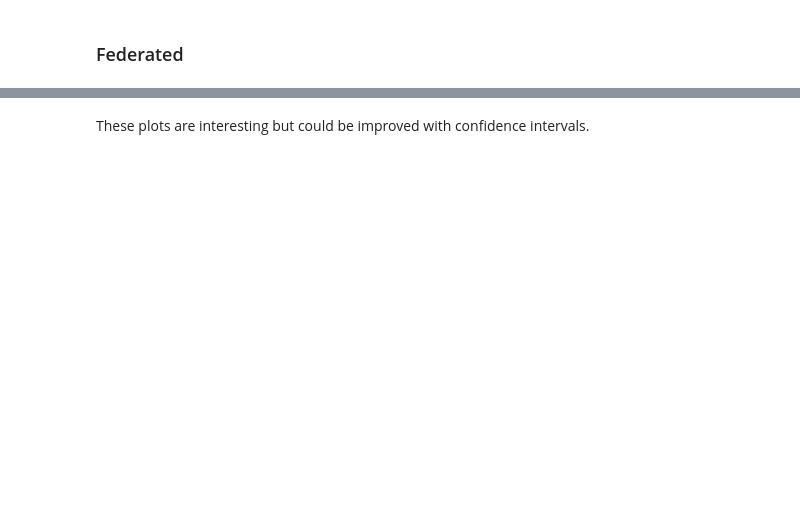
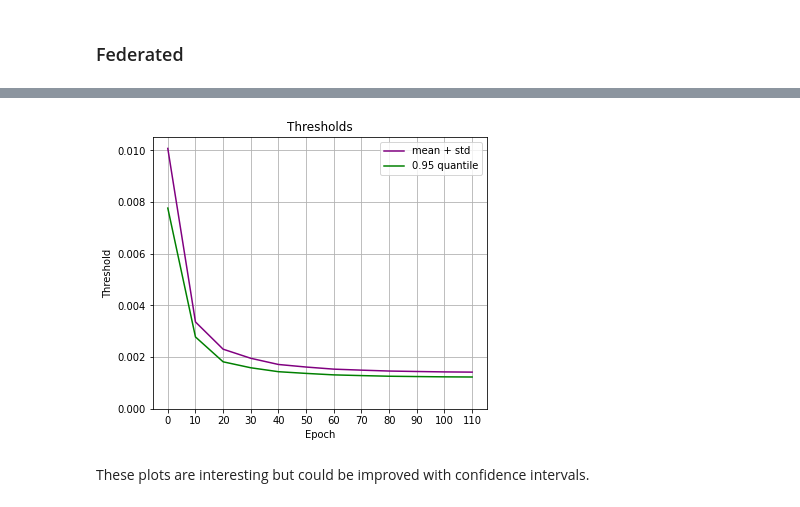
Before and after one commit to ValerianRey/fed_iot_guard, a Jupyter notebook: Test results.ipynb, the cells around one changed output, grey strips where cells are left out. Saved outputs shown, nothing was run; the diff lists cells and outputs as text; code cells hidden in the pictures; blank space fills up the shorter version.

```diff
--- a/Test results.ipynb
+++ b/Test results.ipynb
@@ -207,2 +197,43 @@ F1-Score:       0.00\%
+# %%
+def plot_global_thresholds_2(thresholds_1, thresholds_2, title='', multi_epoch=True, save=False):
+    fig, ax = plt.subplots(figsize=(6, 5))
+    color_1 = 'purple'
+    color_2 = 'green'
+    ax.set_title(title)
+    ax.set_ylabel('Threshold')
+
+    if multi_epoch:
+        ax.set_xlabel('Federation round')
+        ax.plot(thresholds_1, color=color_1, label='mean + std')
+        ax.plot(thresholds_2, color=color_2, label='0.95 quantile')
+    else:
+        ax.set_xlabel('Epoch')
+        ax.set_xticks(np.arange(0, 120, step=10))
+        ax.plot(np.arange(0,120, step=10), thresholds_1, color=color_1, label='mean + std')
+        ax.plot(np.arange(0,120, step=10), thresholds_2, color=color_2, label='0.95 quantile')
+
+    ax.tick_params(axis='y')
+    ax.ticklabel_format(useOffset=False)
+    ax.legend()
+    ax.grid()
+    ax.set_ylim(ymin=0)
+    plt.show()
+    if save:
+        fig.savefig('thresholds' + ('_multi_epoch' if multi_epoch else '_mini_batch') + '.pdf', bbox_inches='tight')
+# %%
+path_1 = 'test_results/decentralized_autoencoder_fedsgd/0,5 5rr mean+std/'
+path_2 = 'test_results/decentralized_autoencoder_fedsgd/0,5 5rr 0,95quantile/'
+
+with open(path_1 + 'thresholds.json') as json_file:
+    all_thresholds_1 = json.load(json_file)
+
+with open(path_2 + 'thresholds.json') as json_file:
+    all_thresholds_2 = json.load(json_file)
+
+global_thresholds_1 = get_thresholds_federated(all_thresholds_1)
+global_thresholds_2 = get_thresholds_federated(all_thresholds_2)
+plot_global_thresholds_2(global_thresholds_1, global_thresholds_2, 'Thresholds', multi_epoch=False, save=True)
+# %% [output]
+[figure, added]
 # %% [markdown]
 These plots are interesting but could be improved with confidence intervals.
```
Also changed, not shown: parts of 3 cells of this notebook, 37 other files.
